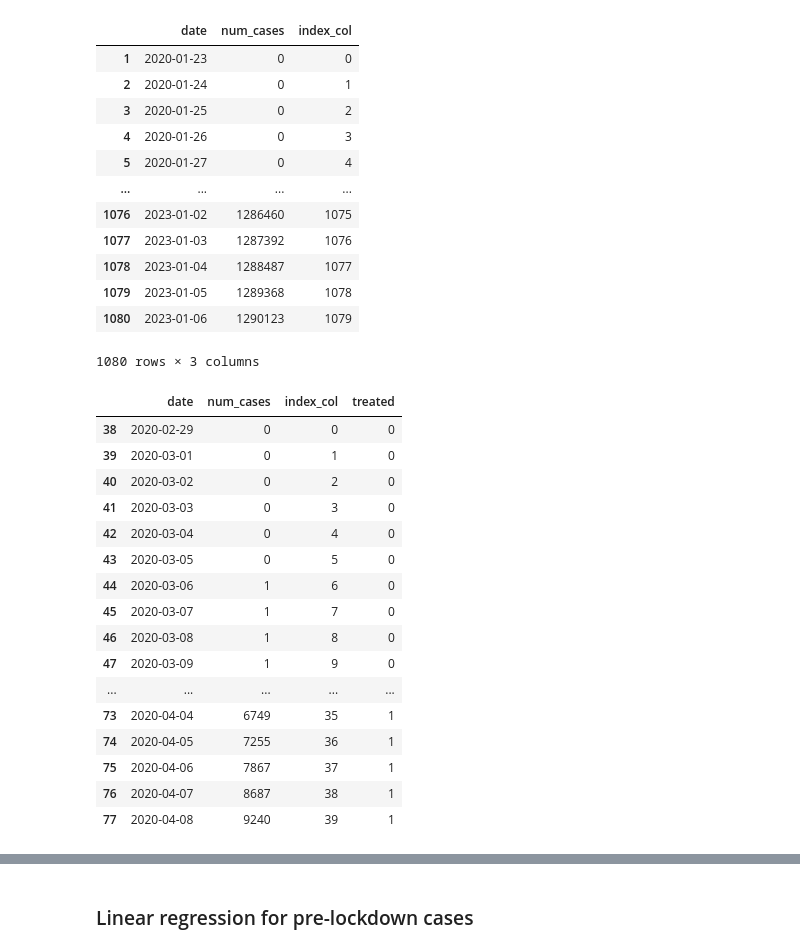
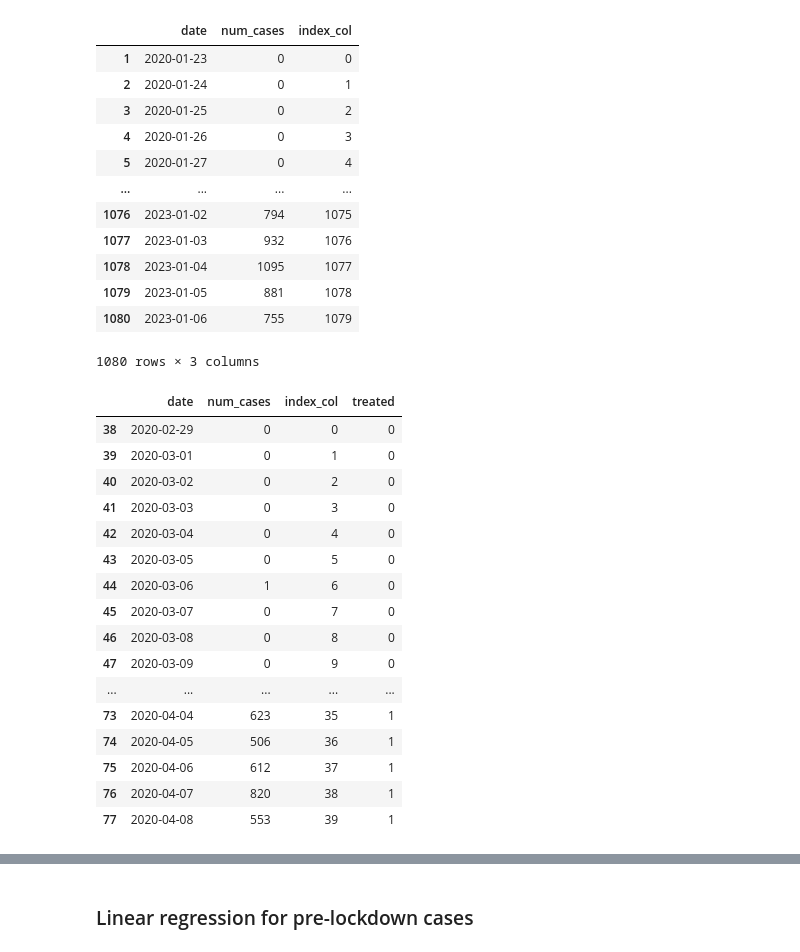
Before and after one commit to simonaoltean/project2, a Jupyter notebook: real_project2.ipynb, the cells around one changed output, grey strips where cells are left out. Drawn from its saved outputs; the diff is of its cells as text; code cells hidden in the pictures.

```diff
--- a/real_project2.ipynb
+++ b/real_project2.ipynb
@@ -11,24 +26,24 @@ df = data.copy()
 # %%
 df.drop(0, inplace=True)
 df.reset_index()
-df = df[['Date','Nb_Cas_Cumulatif']]
+df = df[['Date','Nb_Nvx_Cas']]
 df['index_col'] = df.reset_index().index
-df = df.rename(columns={'Nb_Cas_Cumulatif': 'num_cases'})
+df = df.rename(columns={'Nb_Nvx_Cas': 'num_cases'})
 df = df.rename(columns={'Date': 'date'})
 df
 # %% [output]
 |  | date | num_cases | index_col |
 | 1 | 2020-01-23 | 0 | 0 |
 | 2 | 2020-01-24 | 0 | 1 |
 | 3 | 2020-01-25 | 0 | 2 |
 | 4 | 2020-01-26 | 0 | 3 |
 | 5 | 2020-01-27 | 0 | 4 |
 | ... | ... | ... | ... |
-| 1076 | 2023-01-02 | 1286460 | 1075 |
-| 1077 | 2023-01-03 | 1287392 | 1076 |
-| 1078 | 2023-01-04 | 1288487 | 1077 |
-| 1079 | 2023-01-05 | 1289368 | 1078 |
-| 1080 | 2023-01-06 | 1290123 | 1079 |
+| 1076 | 2023-01-02 | 794 | 1075 |
+| 1077 | 2023-01-03 | 932 | 1076 |
+| 1078 | 2023-01-04 | 1095 | 1077 |
+| 1079 | 2023-01-05 | 881 | 1078 |
+| 1080 | 2023-01-06 | 755 | 1079 |
 1080 rows × 3 columns
 # %%
 truncated_df = df.loc[(df['index_col']>=37) & (df['index_col']<=76)]
@@ -45,15 +60,15 @@ truncated_df
 | 42 | 2020-03-04 | 0 | 4 | 0 |
 | 43 | 2020-03-05 | 0 | 5 | 0 |
 | 44 | 2020-03-06 | 1 | 6 | 0 |
-| 45 | 2020-03-07 | 1 | 7 | 0 |
-| 46 | 2020-03-08 | 1 | 8 | 0 |
-| 47 | 2020-03-09 | 1 | 9 | 0 |
+| 45 | 2020-03-07 | 0 | 7 | 0 |
+| 46 | 2020-03-08 | 0 | 8 | 0 |
+| 47 | 2020-03-09 | 0 | 9 | 0 |
 | ... | ... | ... | ... | ... |
-| 73 | 2020-04-04 | 6749 | 35 | 1 |
-| 74 | 2020-04-05 | 7255 | 36 | 1 |
-| 75 | 2020-04-06 | 7867 | 37 | 1 |
-| 76 | 2020-04-07 | 8687 | 38 | 1 |
-| 77 | 2020-04-08 | 9240 | 39 | 1 |
+| 73 | 2020-04-04 | 623 | 35 | 1 |
+| 74 | 2020-04-05 | 506 | 36 | 1 |
+| 75 | 2020-04-06 | 612 | 37 | 1 |
+| 76 | 2020-04-07 | 820 | 38 | 1 |
+| 77 | 2020-04-08 | 553 | 39 | 1 |
 # %%
 untreated_df = truncated_df[truncated_df['treated']==0]
 print(f"The number of samples before the lockdown is {len(untreated_df)}.")
```
Also changed, not shown: parts of 16 cells of this notebook.
